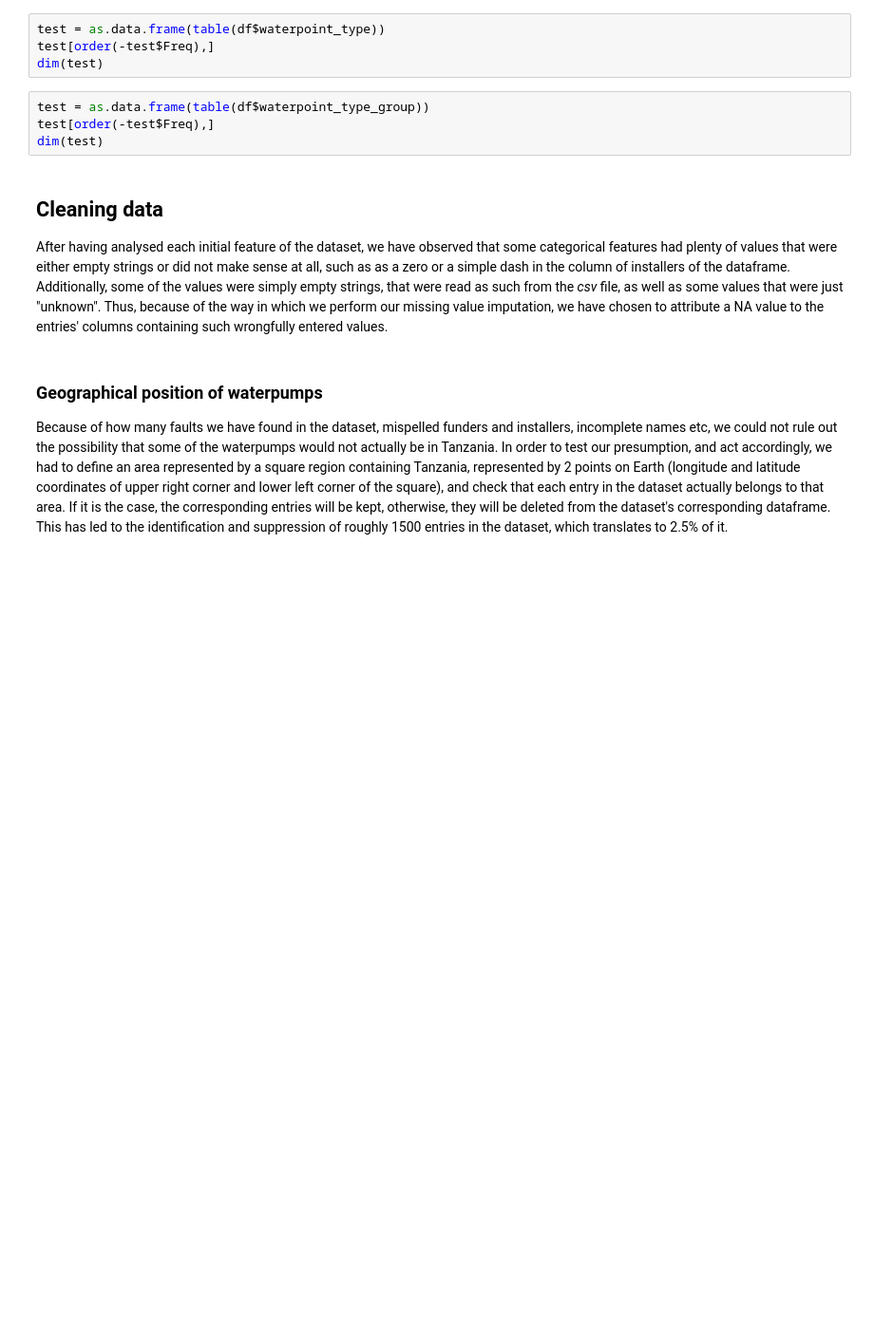
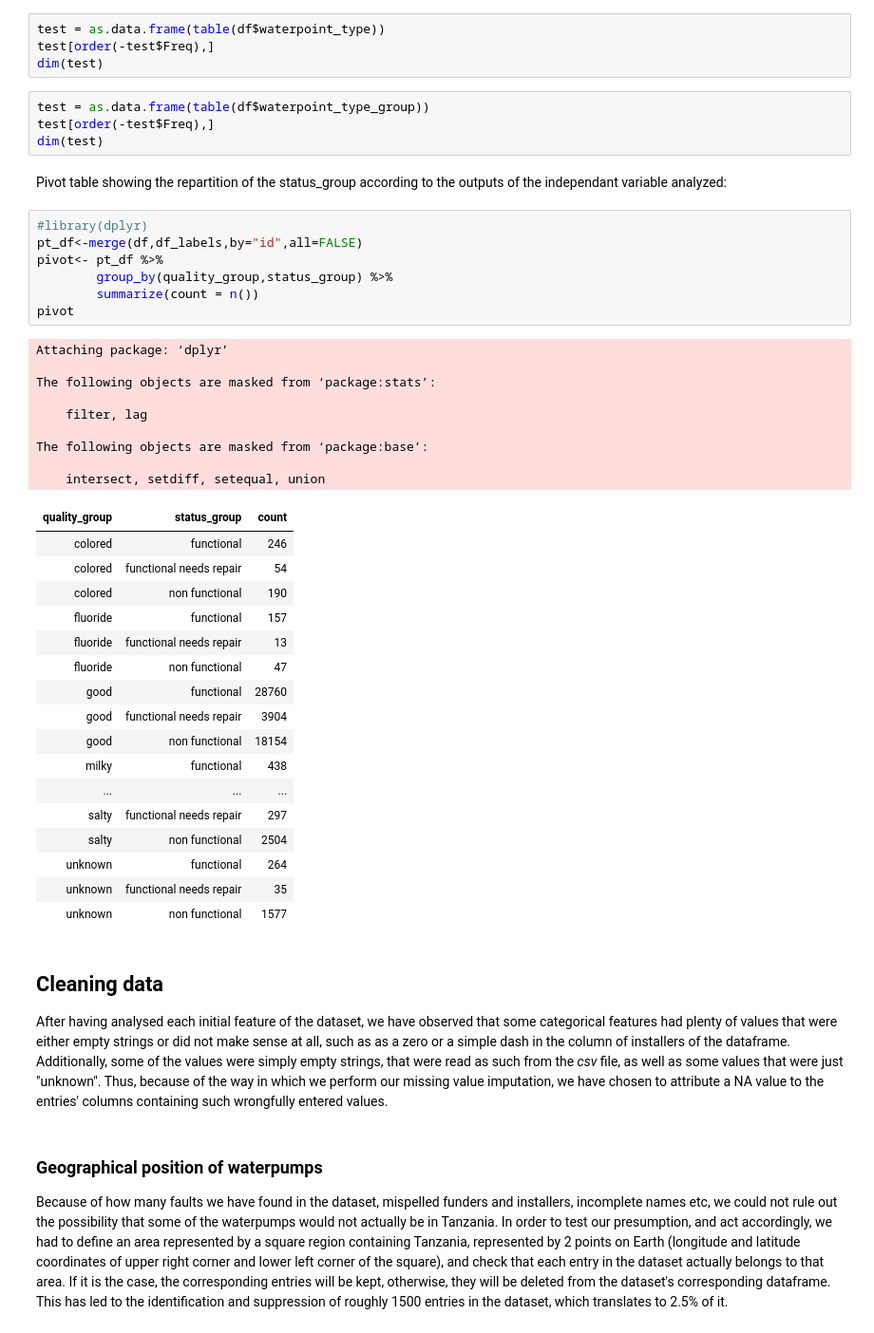
Before and after one commit to aguzga/STAT_FOUND, a Jupyter notebook: ReportTemplate_good.ipynb, the cells around one changed output. Shown at 95% size. Cells and saved outputs as stored; diff of their text form; blank space fills up the shorter version.

```diff
--- a/ReportTemplate_good.ipynb
+++ b/ReportTemplate_good.ipynb
@@ -316,6 +411,42 @@ dim(test)
 test = as.data.frame(table(df$waterpoint_type_group))
 test[order(-test$Freq),]
 dim(test)
+# %% [markdown]
+Pivot table showing the repartition of the status_group according to the outputs of the independant variable analyzed:
+# %%
+#library(dplyr)
+pt_df<-merge(df,df_labels,by="id",all=FALSE)
+pivot<- pt_df %>%
+        group_by(quality_group,status_group) %>%
+        summarize(count = n())
+pivot
+# %% [output]
+Attaching package: ‘dplyr’
+
+The following objects are masked from ‘package:stats’:
+
+    filter, lag
+
+The following objects are masked from ‘package:base’:
+
+    intersect, setdiff, setequal, union
+| quality_group | status_group | count |
+| colored | functional | 246 |
+| colored | functional needs repair | 54 |
+| colored | non functional | 190 |
+| fluoride | functional | 157 |
+| fluoride | functional needs repair | 13 |
+| fluoride | non functional | 47 |
+| good | functional | 28760 |
+| good | functional needs repair | 3904 |
+| good | non functional | 18154 |
+| milky | functional | 438 |
+| ... | ... | ... |
+| salty | functional needs repair | 297 |
+| salty | non functional | 2504 |
+| unknown | functional | 264 |
+| unknown | functional needs repair | 35 |
+| unknown | non functional | 1577 |
 # %% [markdown]
 ## Cleaning data
 
```
Also changed, not shown: parts of 76 cells of this notebook.
